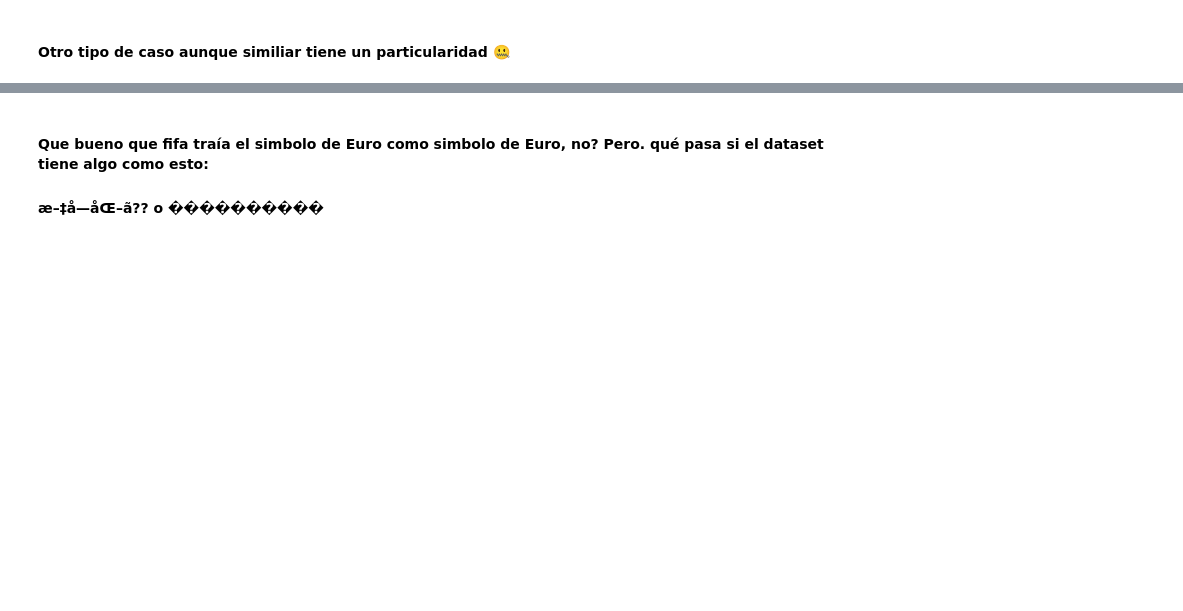
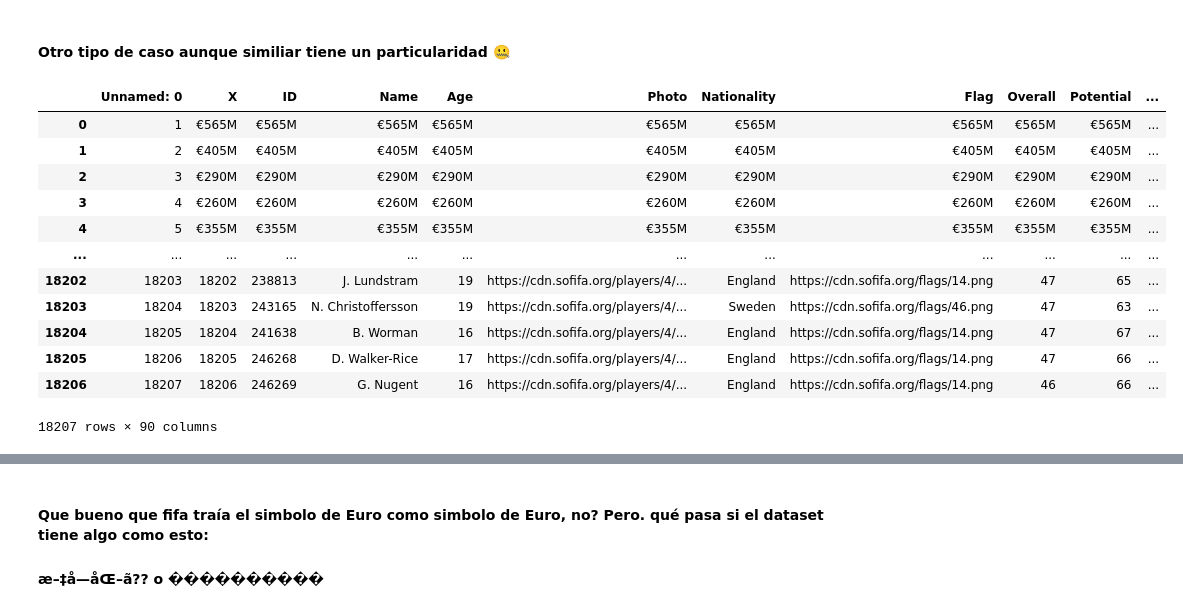
Before and after one commit to devfmx/master-data-ai, a Jupyter notebook: DataCleaning/DataCleaning.ipynb, the cells around one changed output, grey strips where cells are left out. Drawn from its saved outputs; the diff is of its cells as text; code cells hidden in the pictures; blank space fills up the shorter version.

```diff
--- a/DataCleaning/DataCleaning.ipynb
+++ b/DataCleaning/DataCleaning.ipynb
@@ -117,6 +117,21 @@ fifa['wage_numeric'].head(10)
 #### Otro tipo de caso aunque similiar tiene un particularidad 🤐
 # %%
 fifaM['Release.Clause'] = fifaM['Release.Clause'].str.translate({ord('€'): None})
+fifaM
+# %% [output]
+|  | Unnamed: 0 | X | ID | Name | Age | Photo | Nationality | Flag | Overall | Potential | ... |
+| 0 | 1 | €565M | €565M | €565M | €565M | €565M | €565M | €565M | €565M | €565M | ... |
+| 1 | 2 | €405M | €405M | €405M | €405M | €405M | €405M | €405M | €405M | €405M | ... |
+| 2 | 3 | €290M | €290M | €290M | €290M | €290M | €290M | €290M | €290M | €290M | ... |
+| 3 | 4 | €260M | €260M | €260M | €260M | €260M | €260M | €260M | €260M | €260M | ... |
+| 4 | 5 | €355M | €355M | €355M | €355M | €355M | €355M | €355M | €355M | €355M | ... |
+| ... | ... | ... | ... | ... | ... | ... | ... | ... | ... | ... | ... |
+| 18202 | 18203 | 18202 | 238813 | J. Lundstram | 19 | https://cdn.sofifa.org/players/4/... | England | https://cdn.sofifa.org/flags/14.png | 47 | 65 | ... |
+| 18203 | 18204 | 18203 | 243165 | N. Christoffersson | 19 | https://cdn.sofifa.org/players/4/... | Sweden | https://cdn.sofifa.org/flags/46.png | 47 | 63 | ... |
+| 18204 | 18205 | 18204 | 241638 | B. Worman | 16 | https://cdn.sofifa.org/players/4/... | England | https://cdn.sofifa.org/flags/14.png | 47 | 67 | ... |
+| 18205 | 18206 | 18205 | 246268 | D. Walker-Rice | 17 | https://cdn.sofifa.org/players/4/... | England | https://cdn.sofifa.org/flags/14.png | 47 | 66 | ... |
+| 18206 | 18207 | 18206 | 246269 | G. Nugent | 16 | https://cdn.sofifa.org/players/4/... | England | https://cdn.sofifa.org/flags/14.png | 46 | 66 | ... |
+18207 rows × 90 columns
 # %%
 fifaM['Release.Clause'] = fifaM['Release.Clause'].str.replace('K', '000')
 fifaM['Release.Clause'] = fifaM['Release.Clause'].str.replace('M', '000000')
```
Also changed, not shown: parts of 16 cells of this notebook, 6 other files.
